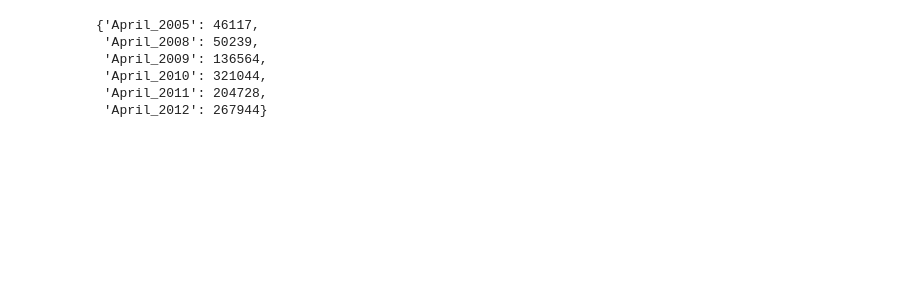
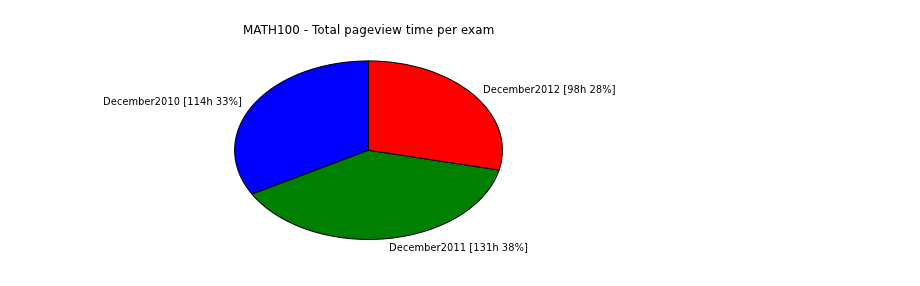
Before and after one commit to MathEducationResources/google-analytics, a Jupyter notebook: global_dict.ipynb, the cells around one changed output. Cells and saved outputs as stored; diff of their text form; code cells hidden in the pictures; blank space fills up the shorter version.

```diff
--- a/global_dict.ipynb
+++ b/global_dict.ipynb
@@ -145,9 +133,0 @@ def visit_duration_dist(course):
-# %%
-visit_duration_dist('MATH101')
-# %% [output]
-{'April_2005': 46117,
- 'April_2008': 50239,
- 'April_2009': 136564,
- 'April_2010': 321044,
- 'April_2011': 204728,
- 'April_2012': 267944}
@@ -166,3 +154,7 @@ def plot_pie_visit_duration_dist(course):
+# %%
+plot_visit_duration_dist('MATH100', 'pie', False)
+# %% [output]
+[figure, added]
 # %%
 for course in list_courses():
     fig, ax = plt.subplots(1,1)
```
Also changed, not shown: parts of 14 cells of this notebook.
